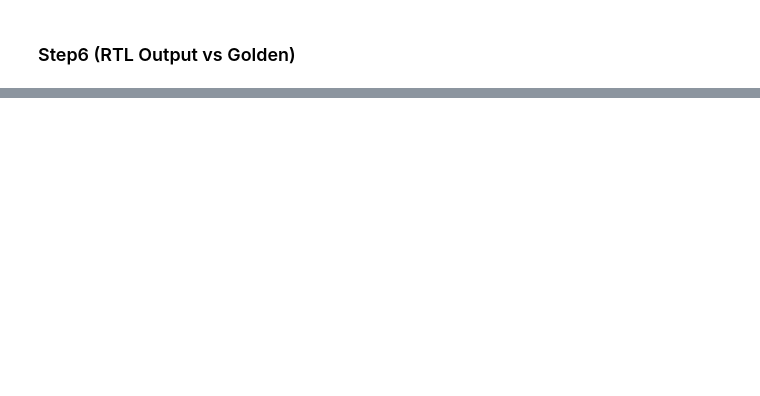
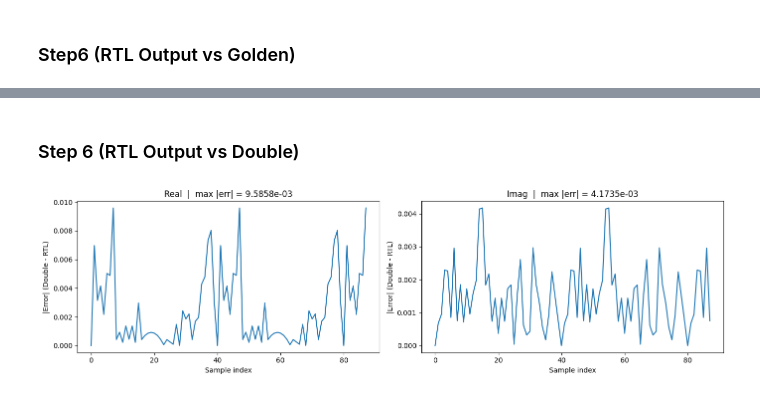
Before and after one commit to akira2963753/DSP-In-VLSI, a Jupyter notebook: HW3-Interpolator/HW3.ipynb, the cells around one changed output, grey strips where cells are left out. Cells and saved outputs as stored; diff of their text form; code cells hidden in the pictures; blank space fills up the shorter version.

```diff
--- a/HW3-Interpolator/HW3.ipynb
+++ b/HW3-Interpolator/HW3.ipynb
@@ -548,0 +595,20 @@ plt.show()
+# %% [markdown]
+### Step 6 (RTL Output vs Double)
+# %%
+# Cell 11 - RTL Output vs Double-Precision 誤差比較
+
+err_real_vs_f64 = np.abs(f64_real_out - output_real)
+err_imag_vs_f64 = np.abs(f64_imag_out - output_imag)
+
+fig, axes = plt.subplots(1, 2, figsize=(14, 4))
+
+for ax, err, label in zip(axes, [err_real_vs_f64, err_imag_vs_f64], ['Real', 'Imag']):
+    ax.plot(err)
+    ax.set_title(f'{label}  |  max |err| = {np.abs(err).max():.4e}')
+    ax.set_xlabel('Sample index')
+    ax.set_ylabel('|Error| (Double - RTL)')
+
+plt.tight_layout()
+plt.show()
+# %% [output]
+[figure, added]
```
Also changed, not shown: parts of 8 cells of this notebook, 16 other files.
